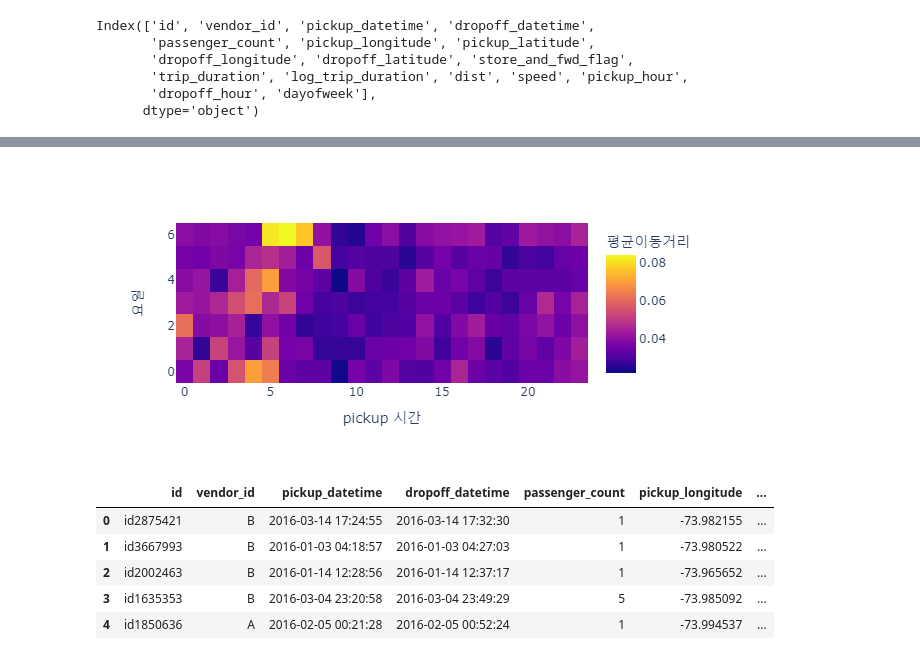
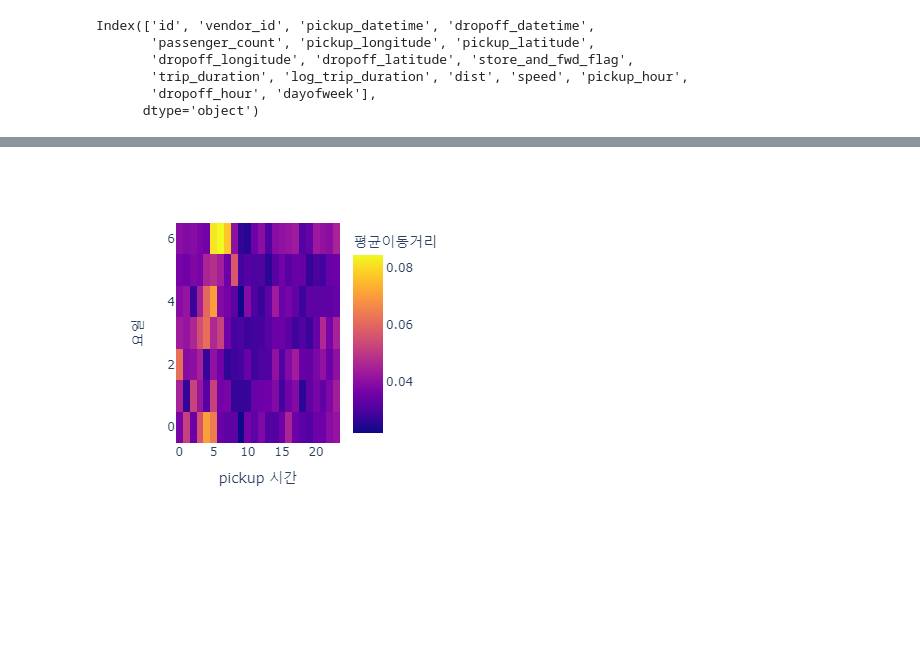
Before and after one commit to baekgyeongmin/test2, a Jupyter notebook: test.ipynb, the cells around one changed output, grey strips where cells are left out. Cells and saved outputs as stored; diff of their text form; code cells hidden in the pictures; blank space fills up the shorter version.

```diff
--- a/test.ipynb
+++ b/test.ipynb
@@ -58,31 +57,21 @@ tidydata2 = df.pivot_table(index='pickup_hour', columns='dayofweek', values='dis
 # %%
 fig = px.density_heatmap(
     data_frame=tidydata2,
     x='pickup_hour',
     y='dayofweek',
     z='sum of dist_mean',
     nbinsx=24,
     nbinsy=7,
-    height=300
 )
 # fig.update_traces(colorbar=dict(title='평균속력'))
 # fig.update_xaxes(title_text='pickup 시간')
 # fig.update_yaxes(title_text='요일')
 
 fig.update_layout(xaxis={'title':'pickup 시간'},
                  yaxis={'title':'요일'},
                  coloraxis_colorbar={'title':'평균이동거리'})
 # %% [output]
-[figure, old version]
+[figure, new version]
-# %%
-df_small.head()
-# %% [output]
-|  | id | vendor_id | pickup_datetime | dropoff_datetime | passenger_count | pickup_longitude | ... |
-| 0 | id2875421 | B | 2016-03-14 17:24:55 | 2016-03-14 17:32:30 | 1 | -73.982155 | ... |
-| 1 | id3667993 | B | 2016-01-03 04:18:57 | 2016-01-03 04:27:03 | 1 | -73.980522 | ... |
-| 2 | id2002463 | B | 2016-01-14 12:28:56 | 2016-01-14 12:37:17 | 1 | -73.965652 | ... |
-| 3 | id1635353 | B | 2016-03-04 23:20:58 | 2016-03-04 23:49:29 | 5 | -73.985092 | ... |
-| 4 | id1850636 | A | 2016-02-05 00:21:28 | 2016-02-05 00:52:24 | 1 | -73.994537 | ... |
 # %%
 pcol = ['pickup_datetime', 'pickup_longitude', 'pickup_latitude', 'pickup_hour']
 dcol = ['dropoff_datetime', 'dropoff_longitude', 'dropoff_latitude', 'dropoff_hour']
```
Also changed, not shown: parts of 4 cells of this notebook, 2 other files.
